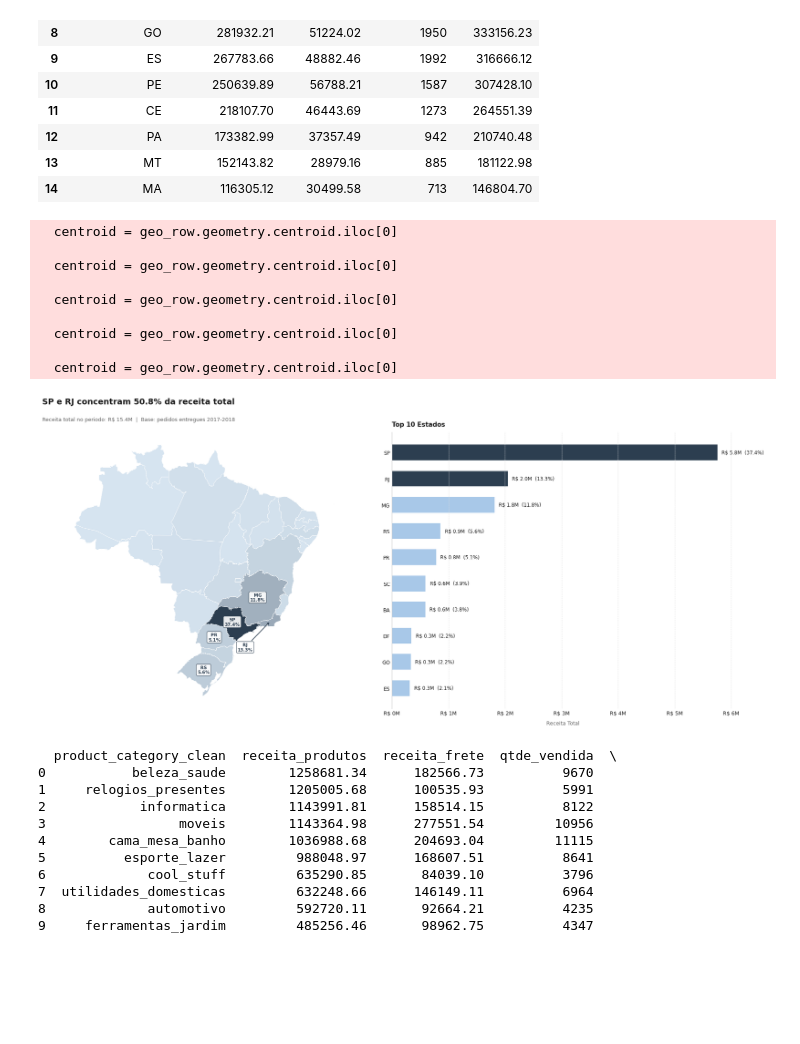
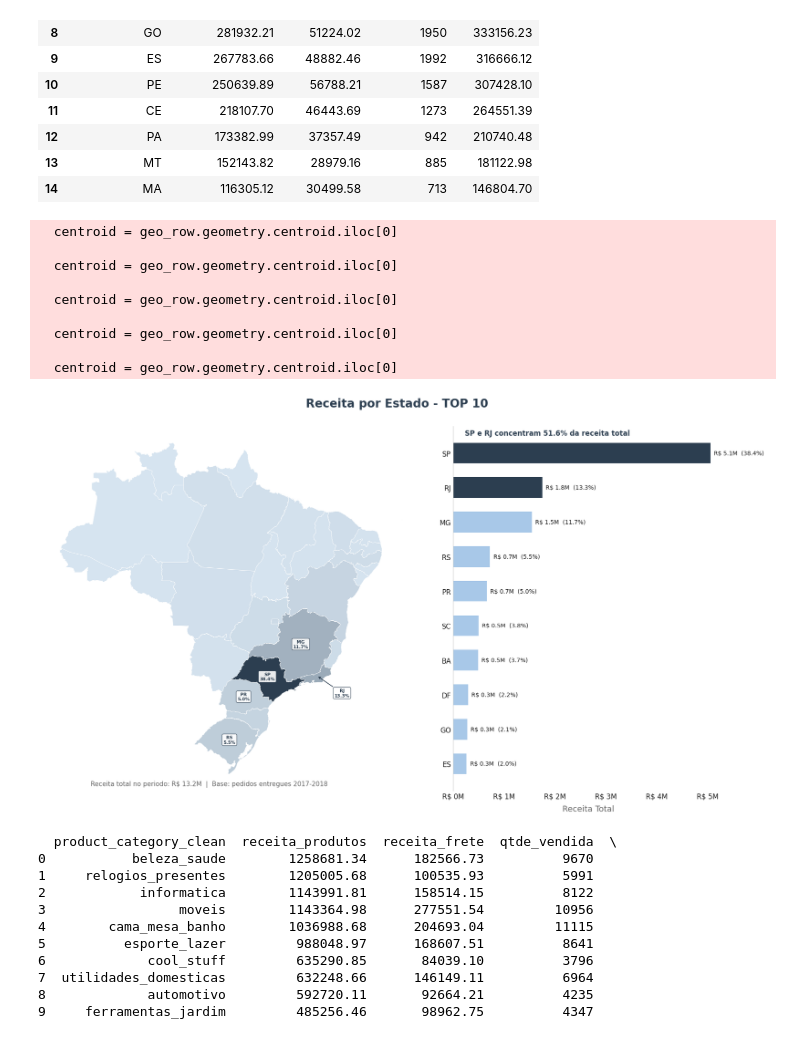
Before and after one commit to evellynjardini/Data-Analytics---Grupo-24, a Jupyter notebook: 1 - Projeto-Olist-KPIs/notebooks/Receita.ipynb, the cells around one changed output. Saved outputs shown, nothing was run; the diff lists cells and outputs as text; code cells hidden in the pictures; blank space fills up the shorter version.

```diff
--- a/1 - Projeto-Olist-KPIs/notebooks/Receita.ipynb
+++ b/1 - Projeto-Olist-KPIs/notebooks/Receita.ipynb
@@ -577,15 +584,15 @@ df_produtos['product_category_clean'] = (
 
 )
 
-df_itens_pcategoria = pd.merge(df_itens_pedido, df_pedidos[['order_id', 'order_status']], on='order_id', how='inner')
+df_itens_pcategoria = pd.merge(df_itens_pedido, df_pedidos[['order_id', 'order_status','order_purchase_timestamp']], on='order_id', how='inner')
 df_itens_pcategoria = pd.merge(df_itens_pcategoria, df_produtos[['product_id', 'product_category_clean']], on='product_id', how='left')
 
 df_itens_pcategoria[df_itens_pcategoria['order_status'] == 'delivered']
-df_itens_pcategoria['shipping_limit_date'] = pd.to_datetime(df_itens_pcategoria['shipping_limit_date'])
+df_itens_pcategoria['order_purchase_timestamp'] = pd.to_datetime(df_itens_pcategoria['order_purchase_timestamp'])
 
 
 # Excluindo o ano de 2016
-df_itens_pcategoria = df_itens_pcategoria[df_itens_pcategoria['shipping_limit_date'].dt.year != 2016]
+df_itens_pcategoria = df_itens_pcategoria[df_itens_pcategoria['order_purchase_timestamp'].dt.year != 2016]
 
 
 #
@@ -740,6 +751,7 @@ Receita da categoria 'sem_categoria': R$ 0.00
 | 14 | MA | 116305.12 | 30499.58 | 713 | 146804.70 |
 # %%
 # --- KPI 4: Receita por Estado ---
+
 
 import matplotlib.pyplot as plt
 import matplotlib.ticker as mticker
@@ -764,25 +776,25 @@ gdf = gpd.read_file(io.BytesIO(response.content))
 gdf = gdf.rename(columns={'sigla': 'customer_state'})
 
 # ── Merge com a tabela de receita ─────────────────────────────────────────────
-gdf_merged = gdf.merge(tabela_receita_por_estado[['customer_state', 'receita_total']],
+gdf_merged = gdf.merge(tabela_receita_por_estado[['customer_state', 'receita_produtos']],
                         on='customer_state', how='left')
-gdf_merged['receita_total'] = gdf_merged['receita_total'].fillna(0)
+gdf_merged['receita_produtos'] = gdf_merged['receita_produtos'].fillna(0)
 
 # ── Insight para o título ─────────────────────────────────────────────────────
-receita_total_geral = tabela_receita_por_estado['receita_total'].sum()
+receita_produtos_geral = tabela_receita_por_estado['receita_produtos'].sum()
 top2 = tabela_receita_por_estado.head(2)
-top2_receita = top2['receita_total'].sum()
-top2_pct = (top2_receita / receita_total_geral) * 100
+top2_receita = top2['receita_produtos'].sum()
+top2_pct = (top2_receita / receita_produtos_geral) * 100
 top2_estados = ' e '.join(top2['customer_state'].tolist())
 
 # ── Top 10 para o bar chart ───────────────────────────────────────────────────
-df_top10 = tabela_receita_por_estado.head(10).sort_values('receita_total', ascending=True)
+df_top10 = tabela_receita_por_estado.head(10).sort_values('receita_produtos', ascending=True)
 
 # ── Canvas: Mapa + Bar Chart ──────────────────────────────────────────────────
 fig, (ax_mapa, ax_bar) = plt.subplots(
     1, 2,
-    figsize=(18, 8),
-    #gridspec_kw={'width_ratios': [1.2, 1]}
+    figsize=(18, 10),
+    gridspec_kw={'width_ratios': [1.5, 1]}
 )
 fig.patch.set_facecolor('white')
 
@@ -796,7 +808,7 @@ cmap = mcolors.LinearSegmentedColormap.from_list(
 )
 
 gdf_merged.plot(
-    column='receita_total',
+    column='receita_produtos',
     cmap=cmap,
     linewidth=0.5,
     edgecolor='white',
@@ -811,7 +823,7 @@ top5 = tabela_receita_por_estado.head(5)
 # Offsets customizados para estados pequenos
 offsets = {
     'SP': (0, 0),
-    'RJ': (-4, -4),
+    'RJ': (3,-2),
     'MG': (0, 0),
     'RS': (0, 0),
     'PR': (0, 0),
@@ -819,7 +831,7 @@ offsets = {
 
 for _, row in top5.iterrows():
     estado = row['customer_state']
-    pct = (row['receita_total'] / receita_total_geral) * 100
+    pct = (row['receita_produtos'] / receita_produtos_geral) * 100
     geo_row = gdf_merged[gdf_merged['customer_state'] == estado]
     if not geo_row.empty:
         centroid = geo_row.geometry.centroid.iloc[0]
@@ -850,7 +862,7 @@ cores_bar = [AZUL_ESCURO if i >= len(df_top10) - 2 else AZUL_CLARO
 
 bars = ax_bar.barh(
     df_top10['customer_state'],
-    df_top10['receita_total'],
+    df_top10['receita_produtos'],
     color=cores_bar,
     edgecolor='none',
     height=0.6,
@@ -858,59 +870,73 @@ bars = ax_bar.barh(
 
 # Rótulo de valor nas barras
 # Rótulo de valor e percentual nas barras
-for bar, val in zip(bars, df_top10['receita_total']):
-    pct = (val / receita_total_geral) * 100
+for bar, val in zip(bars, df_top10['receita_produtos']):
+    pct = (val / receita_produtos_geral) * 100
     ax_bar.text(
-        bar.get_width() + receita_total_geral * 0.005,
+        bar.get_width() + receita_produtos_geral * 0.005,
         bar.get_y() + bar.get_height() / 2,
         f'R$ {val/1e6:.1f}M  ({pct:.1f}%)',
         va='center',
-        fontsize=8.5,
+        fontsize=10,
         color=CINZA_TEXTO,
     )
 
 ax_bar.xaxis.set_major_formatter(mticker.FuncFormatter(lambda x, _: f'R$ {x/1e6:.0f}M'))
-ax_bar.tick_params(axis='both', length=0, labelsize=9, colors=CINZA_TEXTO)
+ax_bar.tick_params(axis='both', length=0, labelsize=12, colors=CINZA_TEXTO)
 ax_bar.spines[['top', 'right', 'bottom']].set_visible(False)
 ax_bar.spines['left'].set_color('#cccccc')
-ax_bar.xaxis.grid(True, linestyle='--', linewidth=0.6, color='#e0e0e0')
+ax_bar.xaxis.grid(False )
 ax_bar.yaxis.grid(False)
-ax_bar.set_xlabel('Receita Total', fontsize=9, color=CINZA_SUB, labelpad=8)
-ax_bar.set_title('Top 10 Estados', fontsize=11, fontweight='bold',
-                  color=CINZA_TEXTO, loc='left', pad=10)
+ax_bar.set_xlabel('Receita Total', fontsize=14, color=CINZA_SUB, labelpad=8)
+#ax_bar.set_title('Top 10 Estados', fontsize=11, fontweight='bold',
+                  #color=CINZA_TEXTO, loc='left', pad=10)
 
 # ── Título principal orientado a insight ─────────────────────────────────────
 fig.suptitle(
+    #f'{top2_estados} concentram {top2_pct:.1f}% da receita total',
+    f'Receita por Estado - TOP 10',
+    fontsize=20,
+    fontweight='bold',
+     color='#2c3e50',
+    x=0.5,
+    ha='center',
+    y=1.01,
+
+
+)
+# 1. Informações técnicas (Alinhado à esquerda)
+fig.text(
+    0.25, 0.08,
+    f'Receita total no periodo: R$ {receita_produtos_geral/1e6:.1f}M  |  Base: pedidos entregues 2017-2018',
+    fontsize=11,
+    color=CINZA_SUB,
+    ha='center' # "ha" significa Horizontal Alignment
+)
+
+# 2. destacado (Alinhado à direita)
+fig.text(
+    0.70, 0.92, # O 'x' no 0.98 empurra o texto lá para a ponta direita
     f'{top2_estados} concentram {top2_pct:.1f}% da receita total',
-    fontsize=14,
-    fontweight='bold',
-    color=CINZA_TEXTO,
-    x=0.02,
-    ha='left',
-    y=1.01,
-)
-fig.text(
-    0.02, 0.94,
-    f'Receita total no periodo: R$ {receita_total_geral/1e6:.1f}M  |  Base: pedidos entregues 2017-2018',
-    fontsize=9,
-    color=CINZA_SUB,
-    ha='left',
+    fontsize=12,
+    fontweight='bold', # Deixa em negrito
+    color=AZUL_ESCURO, # Puxa o seu Azul Marinho da paleta (#2c3e50)
+    ha='center' # Alinha pela direita para não vazar da tela
 )
 
 plt.tight_layout()
 plt.savefig('receita_por_estado.png', dpi=150, bbox_inches='tight')
 plt.show()
 # %% [output]
   centroid = geo_row.geometry.centroid.iloc[0]
 
   centroid = geo_row.geometry.centroid.iloc[0]
 
   centroid = geo_row.geometry.centroid.iloc[0]
 
   centroid = geo_row.geometry.centroid.iloc[0]
 
   centroid = geo_row.geometry.centroid.iloc[0]
-[figure, old version]
+[figure, new version]
 # %%
 '''tabela_categorias = (
     df_itens_pcategoria
```
Also changed, not shown: parts of 3 cells of this notebook.
